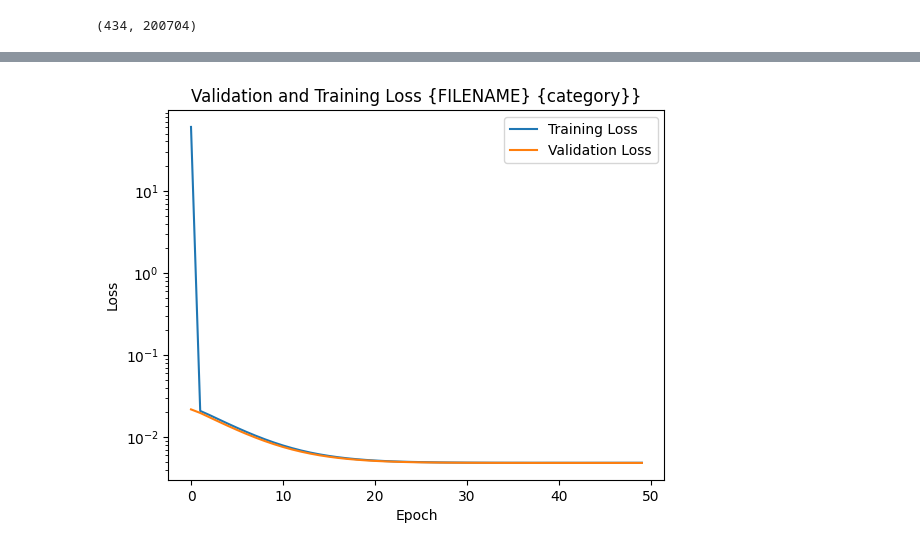
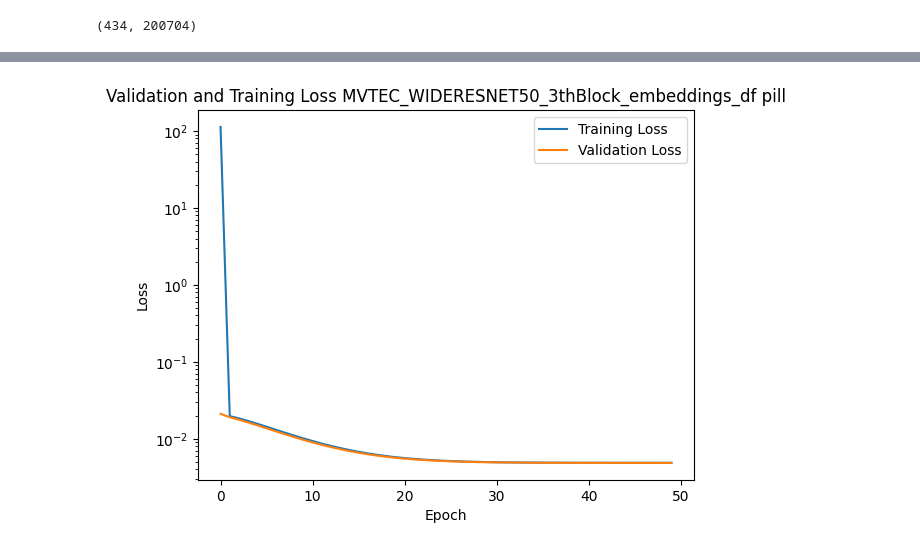
Before and after one commit to buehlpa/MVTec_Visualizer, a Jupyter notebook: workspace/mvtec_WIDERESNET50_syntheticAnomalies.ipynb, the cells around one changed output, grey strips where cells are left out. Cells and saved outputs as stored; diff of their text form; code cells hidden in the pictures.

```diff
--- a/workspace/mvtec_WIDERESNET50_syntheticAnomalies.ipynb
+++ b/workspace/mvtec_WIDERESNET50_syntheticAnomalies.ipynb
@@ -220,7 +220,7 @@ plt.plot(val_loss_log, label='Validation Loss')
 
 plt.xlabel('Epoch')
 plt.ylabel('Loss')
-plt.title(f'Validation and Training Loss {FILENAME} {category}}')
+plt.title(f'Validation and Training Loss {FILENAME} {category}')
 plt.legend()
 plt.yscale('log')  # Set y-axis scale to logarithmic
 plt.show()
@@ -240,9 +240,9 @@ Epoch [12/50], Train Loss: 0.0073, Validation Loss: 0.0070
 ... (34 lines left out)
 Epoch [47/50], Train Loss: 0.0049, Validation Loss: 0.0048
 Epoch [48/50], Train Loss: 0.0049, Validation Loss: 0.0048
 Epoch [49/50], Train Loss: 0.0049, Validation Loss: 0.0048
 Epoch [50/50], Train Loss: 0.0049, Validation Loss: 0.0048
-[figure, old version]
+[figure, new version]
 # %%
 # put through network ("could also use mse loss directly :D")
 normalscores=F.mse_loss(autoencoder(torch.Tensor(normals).to(device)), torch.Tensor(normals).to(device))
```
Also changed, not shown: parts of 9 cells of this notebook, 1 other file.
